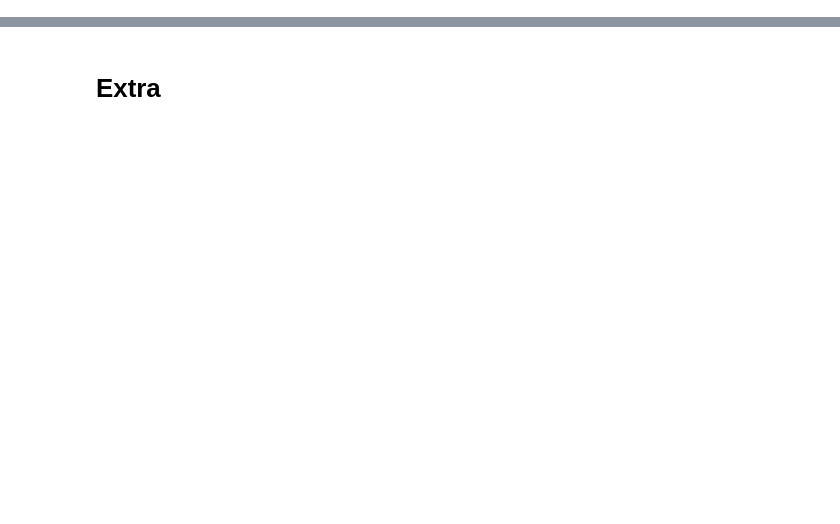
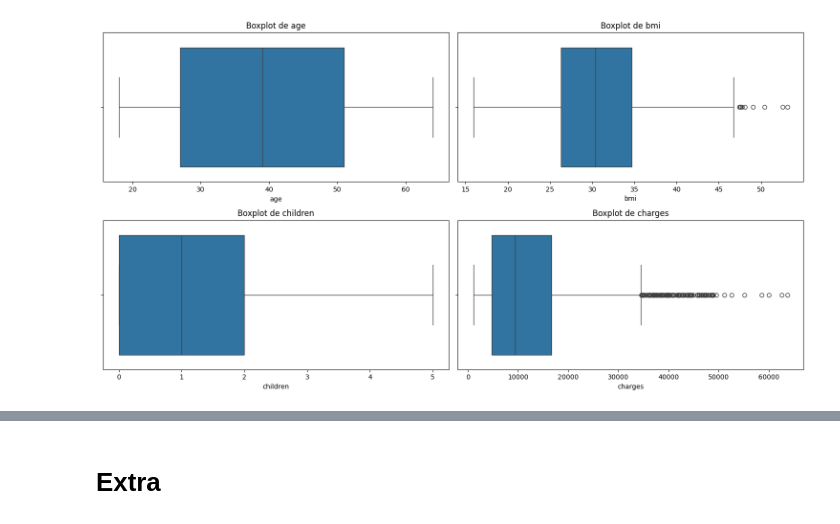
Before and after one commit to umtaldejr/IADT-Fase-1, a Jupyter notebook: IADT_Fase_1.ipynb, the cells around one changed output, grey strips where cells are left out. Saved outputs shown, nothing was run; the diff lists cells and outputs as text; code cells hidden in the pictures; blank space fills up the shorter version.

```diff
--- a/IADT_Fase_1.ipynb
+++ b/IADT_Fase_1.ipynb
@@ -205,0 +231,14 @@ df_encoded = df_encoded.astype({col: int for col in df_encoded.select_dtypes('bo
+# %%
+# Gera boxplots para inspecionar a distribuição e detectar outliers nas variáveis numéricas.
+
+def plot_boxplot(df, column, ax=None):
+    sns.boxplot(x=df[column], ax=ax)
+    ax.set_title(f"Boxplot de {column}")
+
+fig, axs = plt.subplots(2, 2, figsize=(15, 8))
+for col, ax in zip(cols, axs.ravel()):
+    plot_boxplot(df, col, ax)
+plt.tight_layout()
+plt.show()
+# %% [output]
+[figure, added]
```
Also changed, not shown: parts of 120 cells of this notebook.
